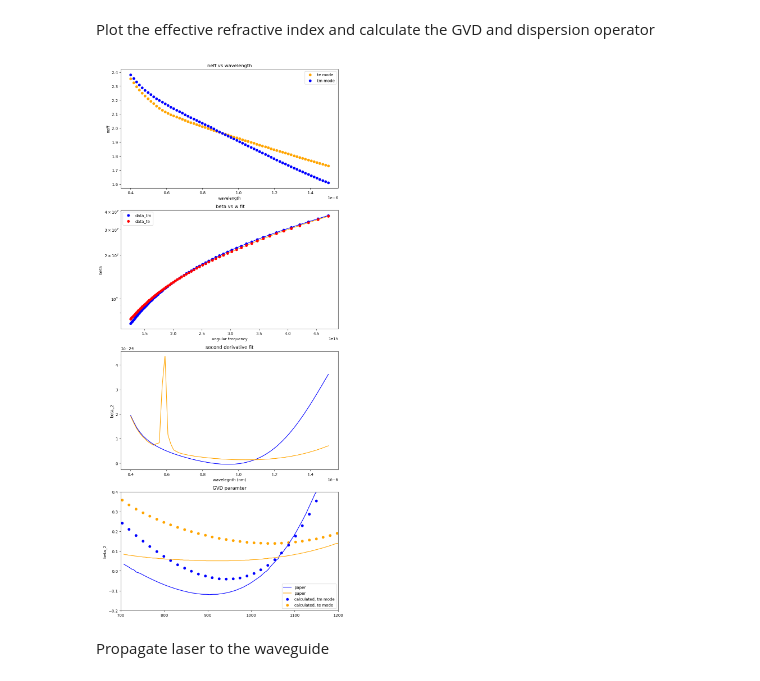
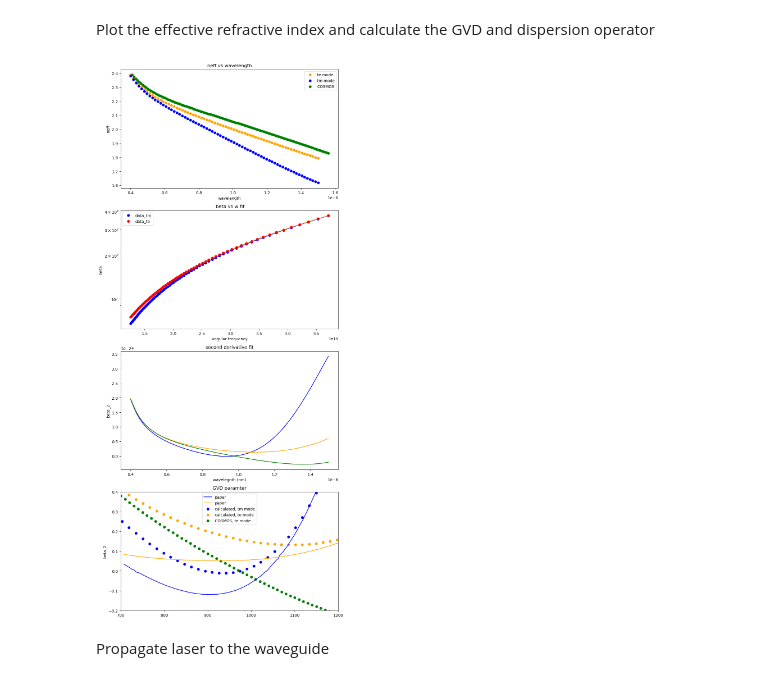
Before and after one commit to elizaleung830/SC-generation-stimulation, a Jupyter notebook: SCG_Stimulation/Benchmark/pynlo/Escale_M_2020/code/Fig_2_and_3.ipynb, the cells around one changed output. Saved outputs shown, nothing was run; the diff lists cells and outputs as text; code cells hidden in the pictures.

```diff
--- a/SCG_Stimulation/Benchmark/pynlo/Escale_M_2020/code/Fig_2_and_3.ipynb
+++ b/SCG_Stimulation/Benchmark/pynlo/Escale_M_2020/code/Fig_2_and_3.ipynb
@@ -132,25 +132,34 @@ from scipy.interpolate import UnivariateSpline
 from scipy.constants import speed_of_light as c
 import pandas as pd
 
-data = np.load(f"data_LNOI_x")
+data = np.load(f"data_h_0.25_w_0.7_no.npz")
 neff_list_tm = np.array(np.real(data['neff_list_tm']))
 neff_list_te = np.array(np.real(data['neff_list_te']))
-#wls = data['wls'] *1e-9
+neff_te = pd.read_csv("../reference_data/COSMOS_LNOI_te.csv", dtype=np.float64)
+wls_te_x, neff_te_y = np.split(neff_te.values, 2, axis=1)
+
 wls = np.linspace(400, 1500, 70)*1e-9
 angular_freq =  lambda w:(c/ w) * 2 * np.pi
 beta_tm = neff_list_tm * 2*np.pi/(wls)
 beta_te = neff_list_te * 2*np.pi/(wls)
+beta_te_COSMOS = neff_te_y * 2*np.pi/(wls_te_x)
 
 sorted_w = angular_freq(wls)[::-1]
 sorted_beta_tm = beta_tm[::-1]
 sorted_beta_te = beta_te[::-1]
+
+sorted_w_COSMOS = angular_freq(wls_te_x)[::-1]
+sorted_beta_te_COSMOS = beta_te_COSMOS[::-1]
 fig, axs = plt.subplots(4, 1, figsize=(9,20))
 
 #-----------fit neff spline----------------------------------
 y_spl_tm = UnivariateSpline(sorted_w,sorted_beta_tm,s=0,k=3)
 y_spl_te = UnivariateSpline(sorted_w,sorted_beta_te,s=0,k=3)
+y_spl_te_COSMOS = UnivariateSpline(sorted_w_COSMOS,sorted_beta_te_COSMOS,s=0,k=3)
+
 w_range = np.linspace(wls[0],wls[-1],1000)
 x_range = angular_freq(w_range)
+
 
 #-----------neff plot-----------------
 axs[0].set_xlabel("wavelength")
@@ -158,7 +167,9 @@ axs[0].set_ylabel("neff")
 axs[0].set_title("neff vs wavelength")
 axs[0].scatter(wls,neff_list_te, color="orange", label = "te mode")
 axs[0].scatter(wls,neff_list_tm, color="blue", label = "tm mode")
+axs[0].scatter(wls_te_x, np.real(neff_te_y), c="green", label = "COSMOS")
 axs[0].legend()
+
 #-----------beta plot-----------------
 axs[1].set_xlabel("angular frequency")
 axs[1].set_ylabel("beta")
@@ -172,39 +183,44 @@ axs[1].legend()
 #-----------beta_2 plot-----------------
 y_spl_2d_tm = y_spl_tm.derivative(n=2)
 y_spl_2d_te = y_spl_te.derivative(n=2)
+y_spl_2d_COSMOS = y_spl_te_COSMOS.derivative(n=2)
 axs[2].set_xlabel("wavelegnth (nm)")
 axs[2].set_ylabel("beta_2")
 axs[2].set_title("second derivative fit")
+
 axs[2].plot(w_range,y_spl_2d_tm(x_range) , color="blue")
 axs[2].plot(w_range,y_spl_2d_te(x_range) , color="orange")
+axs[2].plot(w_range,y_spl_2d_COSMOS(x_range) , color="green")
 
 
 #-----------plot reference data __________________
 ref_tm = pd.read_csv("../reference_data/beta_tm.csv", dtype=np.float64)
 ref_tm_x, ref_tm_y = np.split(ref_tm.values, 2, axis=1)
 axs[3].plot(ref_tm_x, ref_tm_y, c="blue", label = "paper")
 
 ref_te = pd.read_csv("../reference_data/beta_te.csv", dtype=np.float64)
 ref_te_x, ref_te_y = np.split(ref_te.values, 2, axis=1)
 axs[3].plot(ref_te_x, ref_te_y, c="orange", label = "paper")
 
 #-----------beta_2 plot---------------------------
 beta_2_tm = y_spl_2d_tm(angular_freq(wls)) * 1e24
 beta_2_te = y_spl_2d_te(angular_freq(wls)) * 1e24
+beta_2_te_COSMOS = y_spl_2d_COSMOS(angular_freq(wls_te_x)) * 1e24
 
 axs[3].scatter(wls * 1e9, beta_2_tm, label = "calculated, tm mode", c="blue")
 axs[3].scatter(wls * 1e9, beta_2_te, label = "calculated, te mode", c="orange")
+axs[3].scatter(wls_te_x * 1e9, beta_2_te_COSMOS, label = "COSMOS, te mode", c="green")
 
 axs[3].set_ylabel("beta_2")
 axs[3].set_ylim(-0.2,0.4)
 axs[3].set_xlim(700,1200)
 axs[3].set_title("GVD paramter")
 axs[3].legend()
 
 plt.tight_layout()
 plt.show()
 # %% [output]
-[figure, old version]
+[figure, new version]
 # %% [markdown]
 Propagate laser to the waveguide
 # %%
```
Also changed, not shown: 16 other files.
